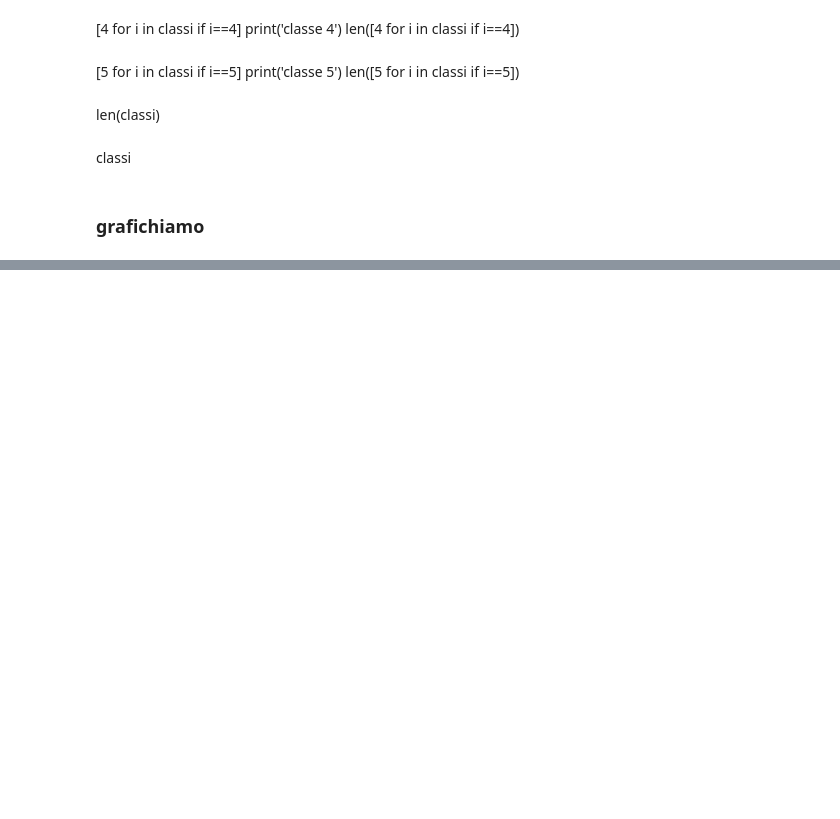
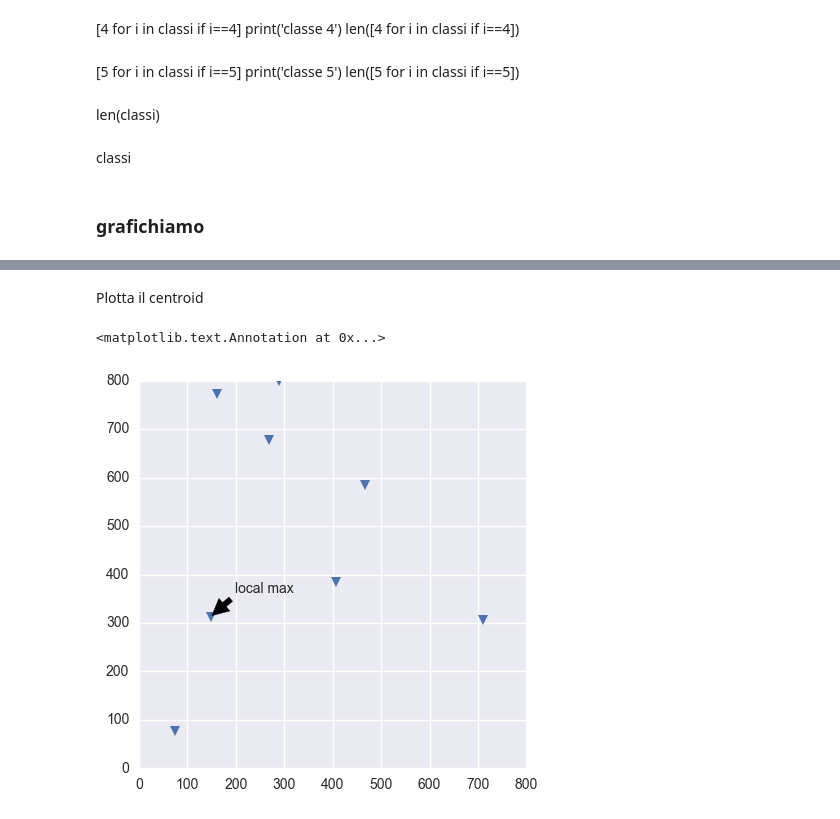
Before and after one commit to serenafalcioni/shared_nbks, a Jupyter notebook: trovagranuli1.ipynb, the cells around one changed output, grey strips where cells are left out. Cells and saved outputs as stored; diff of their text form; code cells hidden in the pictures; blank space fills up the shorter version.

```diff
--- a/trovagranuli1.ipynb
+++ b/trovagranuli1.ipynb
@@ -216,3 +227,21 @@ plt.savefig(path + '\\' + 'distribuzione_granulometrica.jpg',dpi=500)
+# %% [markdown]
+Plotta il centroid
+# %%
+# con questo archivi la posizione x e y e la classe di ogni centroide in tre variabili (x,y e cls)
+x = []; y = []; cls = []
+for i in props['centroid'].reset_index().index:
+    x = np.append(x, props['centroid'].values[i][0])
+    y = np.append(y, props['centroid'].values[i][1])
+    cls = np.append(cls, props['classe'].values[i])
+# %%
+fig, ax1 = plt.subplots(figsize=(5,5))
+ax1.plot(x,y, 'v')
+ax1.annotate('local max', xy=(x[1], y[1]), xytext=(x[1]+50, y[1]+50),
+            arrowprops=dict(facecolor='black', shrink=0.05),)
+#ax1.text(x[1],y[1], '5')
+# %% [output]
+<matplotlib.text.Annotation at 0x...>
+[figure, added]
 # %%
 #fig = plt.figure(figsize=(10,10))
 #sns.pairplot(props)#prendi solo l'immagine che ti interessa...l'ultima
```
Also changed, not shown: parts of 7 cells of this notebook.
